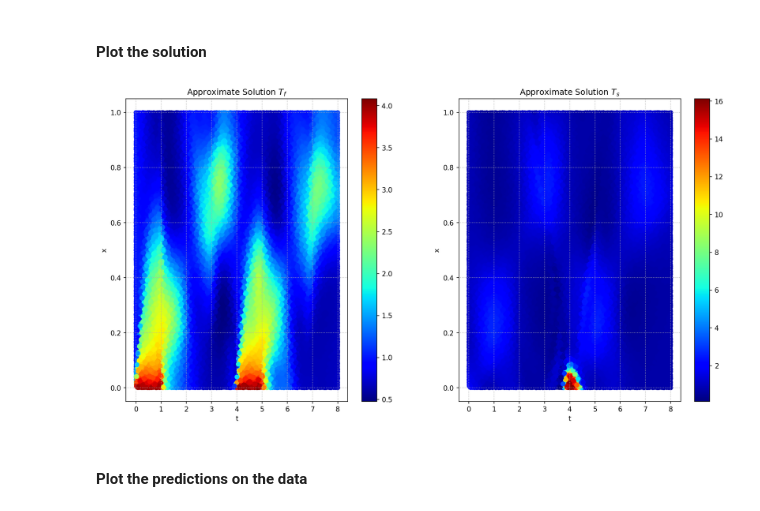
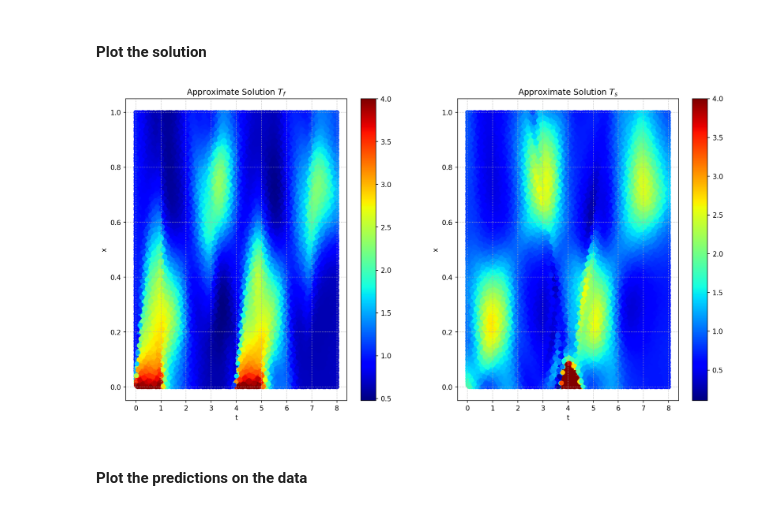
Before and after one commit to guglielmopacifico/DeepLearning, a Jupyter notebook: Task_2/NoteBook_Lambda5 copy 2.ipynb, the cells around one changed output. Cells and saved outputs as stored; diff of their text form; code cells hidden in the pictures.

Commit message:
New Plots

```diff
--- a/Task_2/NoteBook_Lambda5 copy 2.ipynb
+++ b/Task_2/NoteBook_Lambda5 copy 2.ipynb
@@ -50,9 +50,9 @@ It took:         24968  iterations
 # %% [markdown]
 #### Plot the solution
 # %%
-pinn.plotting()
+pinn.plotting(vmax_=4)
 # %% [output]
-[figure, old version]
+[figure, new version]
 # %% [markdown]
 #### Plot the predictions on the data
 # %%
```
Also changed, not shown: parts of 1 cell of this notebook, 1 other file.
